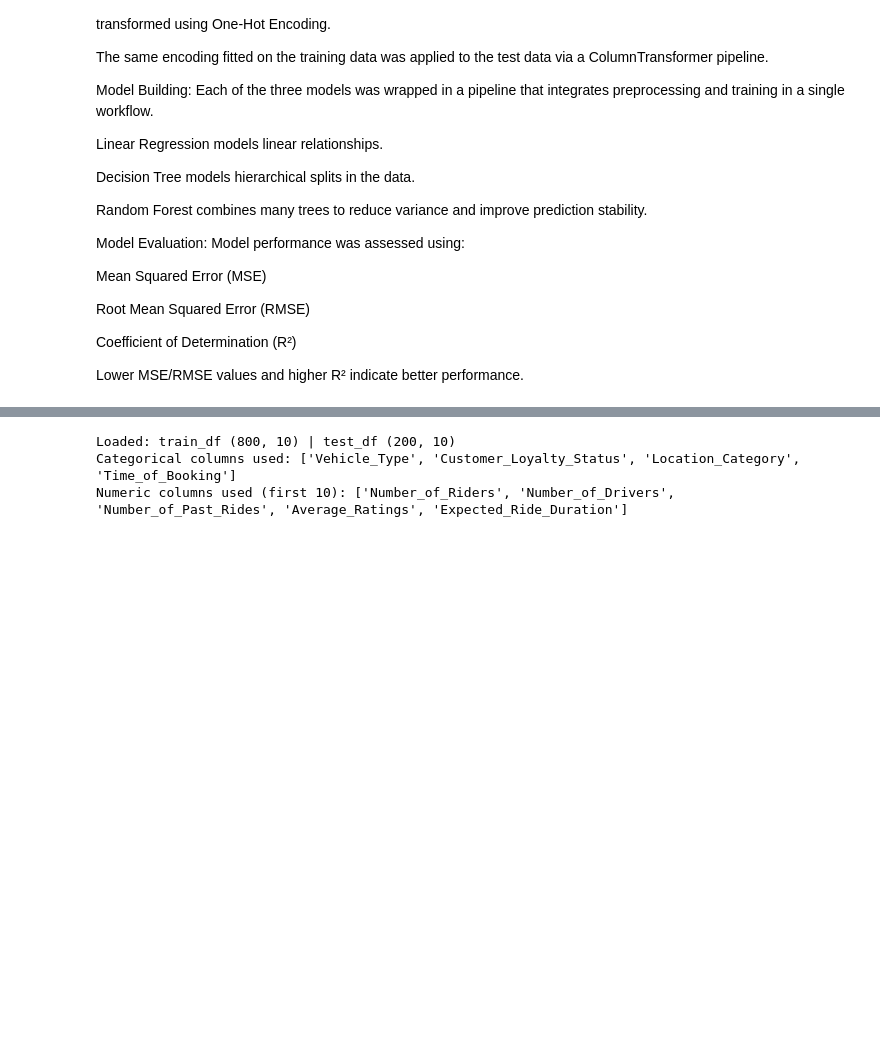
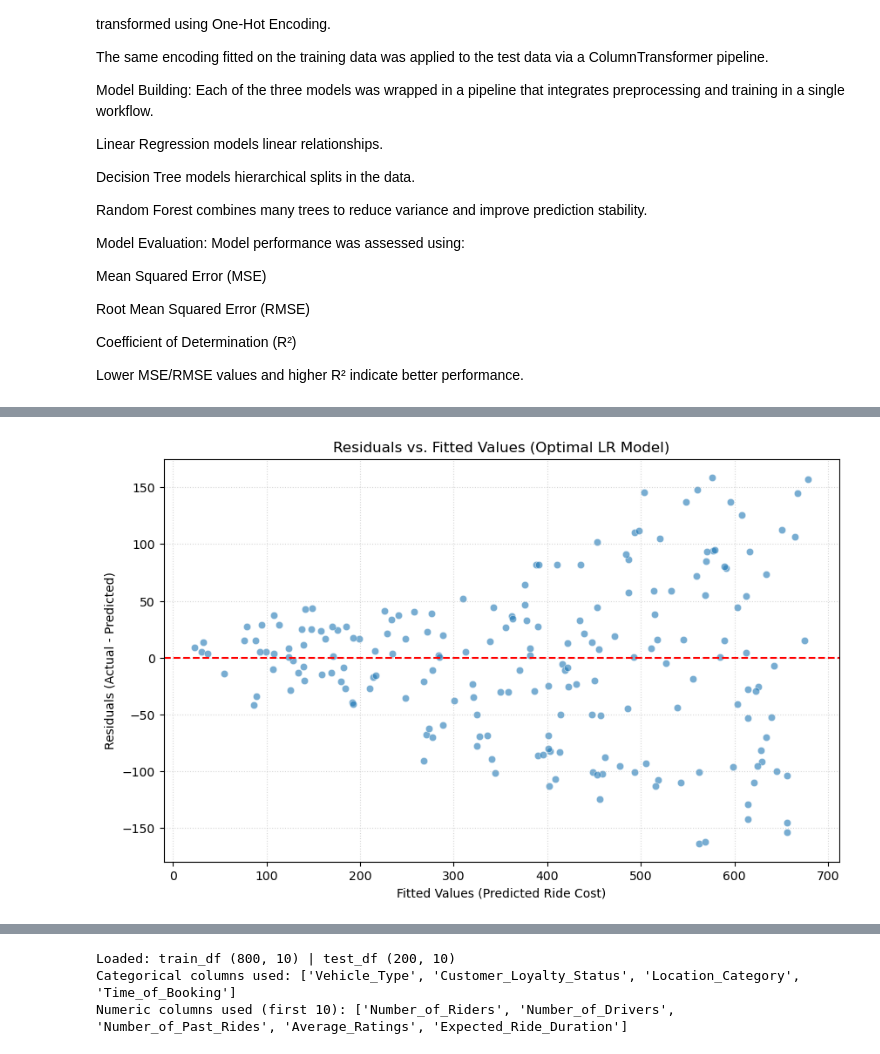
Before and after one commit to ashokaw/Dynamic_pricing, a Jupyter notebook: Interim_diss.ipynb, the cells around one changed output, grey strips where cells are left out. Saved outputs shown, nothing was run; the diff lists cells and outputs as text; code cells hidden in the pictures; blank space fills up the shorter version.

```diff
--- a/Interim_diss.ipynb
+++ b/Interim_diss.ipynb
@@ -642,0 +896,91 @@ Lower MSE/RMSE values and higher R² indicate better performance.
+# %%
+# --- Best Features from Best Subset Selection (k=7) ---
+# This list comes from the BSS execution on your training data:
+BEST_FEATURES = [
+    'Number_of_Drivers',
+    'Average_Ratings',
+    'Expected_Ride_Duration',
+    'Location_Category_Urban',
+    'Customer_Loyalty_Status_Silver',
+    'Time_of_Booking_Evening',
+    'Time_of_Booking_Peak'
+]
+
+# --- 1. Filter Data for Best Features Only ---
+# We must include the original categorical columns in X_test for the preprocessor,
+# but the final model will only use the columns generated from these features.
+
+# Re-define the preprocessing to only include the necessary original columns
+original_num_cols = [c for c in BEST_FEATURES if c not in ['Location_Category_Urban', 'Customer_Loyalty_Status_Silver', 'Time_of_Booking_Evening', 'Time_of_Booking_Peak']]
+original_cat_cols = ['Location_Category', 'Customer_Loyalty_Status', 'Time_of_Booking', 'Vehicle_Type']
+
+# Since BSS already selected all key categorical outcomes, we'll ensure the encoder handles them.
+# The selection logic implicitly picked up the most predictive encoded columns.
+
+# Re-define preprocessor to handle only the best numeric features and the full set of categorical features
+num_cols_best = original_num_cols
+cat_cols_all = [c for c in X_train.select_dtypes(include=['object']).columns.tolist() if c in original_cat_cols]
+
+# Setup Preprocessor (One-Hot Encoder with drop='first')
+try:
+    ohe = OneHotEncoder(handle_unknown='ignore', sparse_output=False, drop='first')
+except TypeError:
+    ohe = OneHotEncoder(handle_unknown='ignore', sparse=False, drop='first')
+
+preprocess_best = ColumnTransformer(
+    transformers=[
+        ('num', 'passthrough', num_cols_best),
+        ('cat', ohe, cat_cols_all),
+    ],
+    remainder='drop'
+)
+
+# 2. Train and Evaluate the Best (k=7) Linear Model
+
+# Create an unfitted pipeline for the best model
+best_lr_pipe = Pipeline([
+    ("preprocess", preprocess_best),
+    ("model", LinearRegression())
+])
+
+# Fit and predict
+best_lr_pipe.fit(X_train, y_train_select)
+y_pred_best = best_lr_pipe.predict(X_test)
+
+# Calculate final metrics for comparison
+mse_best = mean_squared_error(y_test, y_pred_best)
+rmse_best = np.sqrt(mse_best)
+r2_best = r2_score(y_test, y_pred_best)
+
+print("\n--- Final Metrics for Best Subset (7 Features) ---")
+print(f"Test RMSE: {rmse_best:.4f}")
+print(f"Test R²: {r2_best:.4f}")
+
+# 3. Diagnostic Plots for the Best Model
+
+residuals_best = y_test - y_pred_best
+
+## 3.1 Residuals vs. Fitted Values Plot (Homoscedasticity)
+plt.figure(figsize=(10, 6))
+sns.scatterplot(x=y_pred_best, y=residuals_best, alpha=0.6)
+plt.axhline(y=0, color='r', linestyle='--')
+plt.title('Residuals vs. Fitted Values (Optimal LR Model)')
+plt.xlabel('Fitted Values (Predicted Ride Cost)')
+plt.ylabel('Residuals (Actual - Predicted)')
+plt.grid(True, linestyle=':', alpha=0.5)
+plt.show()
+
+## 3.2 Normal Q-Q Plot (Normality)
+plt.figure(figsize=(10, 6))
+sm.qqplot(residuals_best, line='45', fit=True, ax=plt.gca())
+plt.title('Normal Q-Q Plot of Residuals (Optimal LR Model)')
+plt.grid(True, linestyle=':', alpha=0.5)
+plt.show()
+
+## 3.3 Residual Distribution Histogram (Normality Check)
+plt.figure(figsize=(10, 6))
+sns.histplot(residuals_best, kde=True, bins=30)
+plt.title('Distribution of Residuals (Optimal LR Model)')
+plt.xlabel('Residuals')
+plt.show()
+# %% [output]
@@ -642,0 +990 @@ Lower MSE/RMSE values and higher R² indicate better performance.
+[figure, added]
```
Also changed, not shown: parts of 7 cells of this notebook.
